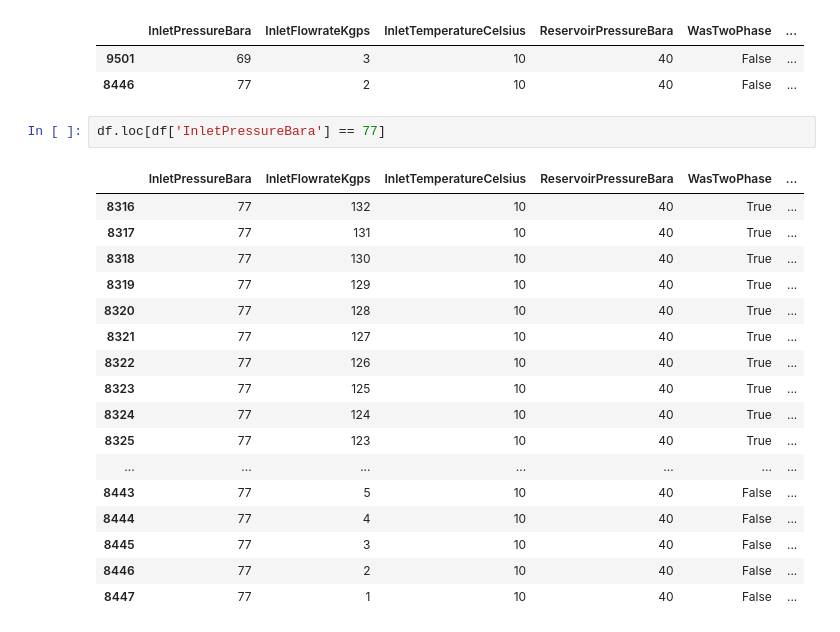
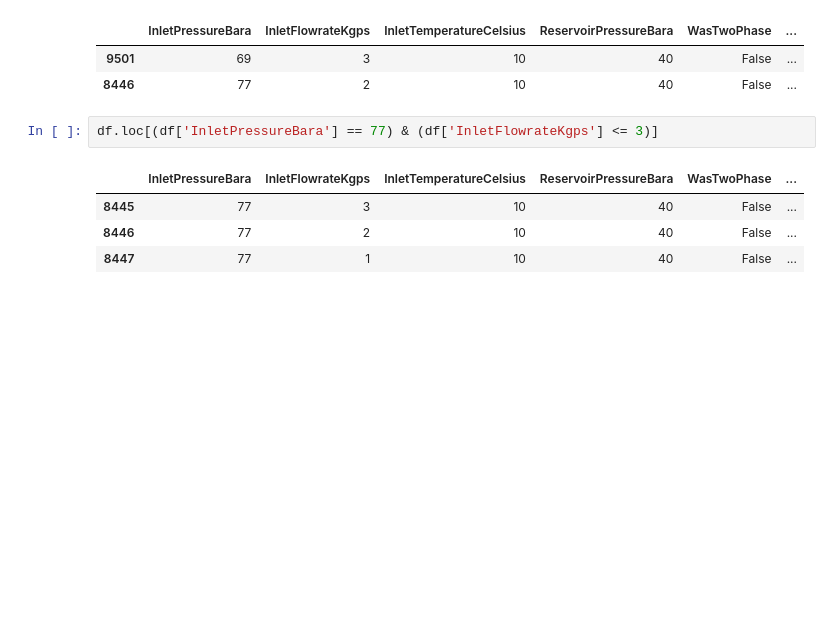
Before and after one commit to Jerell/dtdiag, a Jupyter notebook: dt/pressure-data.ipynb, the cells around one changed output. Drawn from its saved outputs; the diff is of its cells as text; blank space fills up the shorter version.

```diff
--- a/dt/pressure-data.ipynb
+++ b/dt/pressure-data.ipynb
@@ -67,22 +67,9 @@ maxFR.loc[maxFR['InletFlowrateKgps'] > 1]
 | 9501 | 69 | 3 | 10 | 40 | False | ... |
 | 8446 | 77 | 2 | 10 | 40 | False | ... |
 # %%
-df.loc[df['InletPressureBara'] == 77]
+df.loc[(df['InletPressureBara'] == 77) & (df['InletFlowrateKgps'] <= 3)]
 # %% [output]
 |  | InletPressureBara | InletFlowrateKgps | InletTemperatureCelsius | ReservoirPressureBara | WasTwoPhase | ... |
-| 8316 | 77 | 132 | 10 | 40 | True | ... |
-| 8317 | 77 | 131 | 10 | 40 | True | ... |
-| 8318 | 77 | 130 | 10 | 40 | True | ... |
-| 8319 | 77 | 129 | 10 | 40 | True | ... |
-| 8320 | 77 | 128 | 10 | 40 | True | ... |
-| 8321 | 77 | 127 | 10 | 40 | True | ... |
-| 8322 | 77 | 126 | 10 | 40 | True | ... |
-| 8323 | 77 | 125 | 10 | 40 | True | ... |
-| 8324 | 77 | 124 | 10 | 40 | True | ... |
-| 8325 | 77 | 123 | 10 | 40 | True | ... |
-| ... | ... | ... | ... | ... | ... | ... |
-| 8443 | 77 | 5 | 10 | 40 | False | ... |
-| 8444 | 77 | 4 | 10 | 40 | False | ... |
 | 8445 | 77 | 3 | 10 | 40 | False | ... |
 | 8446 | 77 | 2 | 10 | 40 | False | ... |
 | 8447 | 77 | 1 | 10 | 40 | False | ... |
```
Also changed, not shown: 5 other files.
